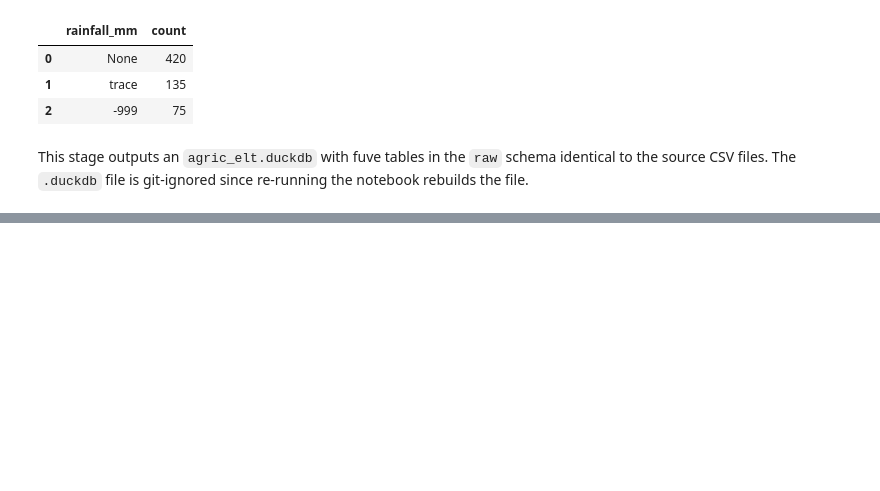
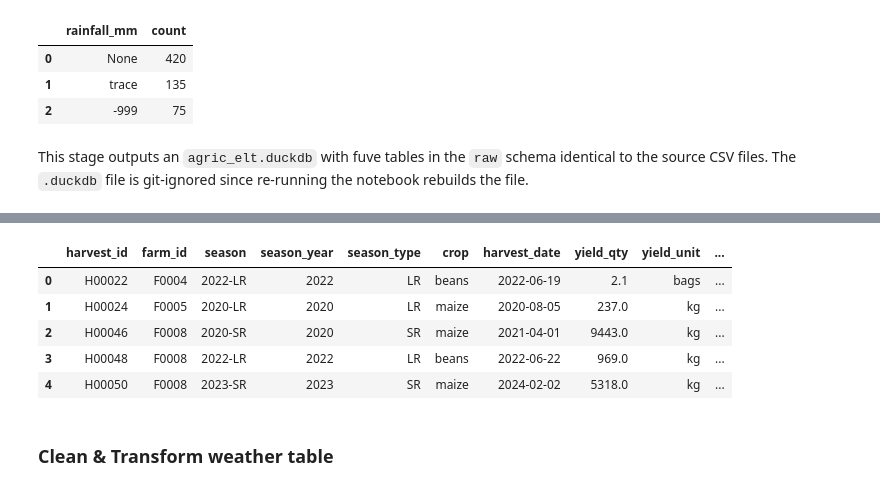
Before and after one commit to edi-kanyua/Predictive-Modeling-in-Agriculture, a Jupyter notebook: Agriculture_ELT.ipynb, the cells around one changed output, grey strips where cells are left out. Cells and saved outputs as stored; diff of their text form; code cells hidden in the pictures; blank space fills up the shorter version.

```diff
--- a/Agriculture_ELT.ipynb
+++ b/Agriculture_ELT.ipynb
@@ -228,0 +840,57 @@ This stage outputs an `agric_elt.duckdb` with fuve tables in the `raw` schema id
+# %%
+# Clean & tranformations ops
+conn.sql("""
+    CREATE OR REPLACE TABLE staging.harvests AS
+    WITH cleaned AS (
+        SELECT
+            r.harvest_id,
+            clean_farm_id(r.farm_id) AS farm_id,
+            clean_season(r.season) AS season,
+            clean_crop(r.crop) AS crop,
+            parse_date(r.harvest_date) AS harvest_date,
+            CASE WHEN TRY_CAST(r.yield_qty AS DOUBLE) < 0 THEN NULL
+                 ELSE TRY_CAST(r.yield_qty AS DOUBLE) END AS yield_qty,
+            CASE
+                WHEN lower(trim(r.yield_unit)) IN ('kg', 'kgs') THEN 'kg'
+                WHEN lower(trim(r.yield_unit)) IN ('bag', 'bags', '90kg bag') THEN 'bags'
+                WHEN lower(trim(r.yield_unit)) IN ('t', 'tonnes', 'mt') THEN 'tonnes'
+            END AS yield_unit,
+            NULLIF(lower(trim(r.notes)), '') AS notes,
+            r.rowid AS _row
+        FROM raw.harvests r
+    ),
+    ranked AS (
+        SELECT *, ROW_NUMBER() OVER (PARTITION BY harvest_id ORDER BY _row) AS rn
+        FROM cleaned
+    )
+    SELECT
+        harvest_id,
+        farm_id,
+        season,
+        CAST(split_part(season, '-', 1) AS INTEGER) AS season_year,
+        split_part(season, '-', 2) AS season_type,
+        crop,
+        harvest_date,
+        yield_qty,
+        yield_unit,
+        CASE yield_unit
+            WHEN 'kg' THEN yield_qty
+            WHEN 'bags' THEN yield_qty * 90
+            WHEN 'tonnes' THEN yield_qty * 1000
+        END AS yield_kg,
+        notes
+    FROM ranked
+    WHERE rn = 1
+      AND farm_id IN (SELECT farm_id FROM staging.farms)
+""")
+
+conn.sql("SELECT * FROM staging.harvests LIMIT 5").df()
+# %% [output]
+|  | harvest_id | farm_id | season | season_year | season_type | crop | harvest_date | yield_qty | yield_unit | ... |
+| 0 | H00022 | F0004 | 2022-LR | 2022 | LR | beans | 2022-06-19 | 2.1 | bags | ... |
+| 1 | H00024 | F0005 | 2020-LR | 2020 | LR | maize | 2020-08-05 | 237.0 | kg | ... |
+| 2 | H00046 | F0008 | 2020-SR | 2020 | SR | maize | 2021-04-01 | 9443.0 | kg | ... |
+| 3 | H00048 | F0008 | 2022-LR | 2022 | LR | beans | 2022-06-22 | 969.0 | kg | ... |
+| 4 | H00050 | F0008 | 2023-SR | 2023 | SR | maize | 2024-02-02 | 5318.0 | kg | ... |
+# %% [markdown]
+### Clean & Transform weather table
```
Also changed, not shown: parts of 66 cells of this notebook, 2 other files.
